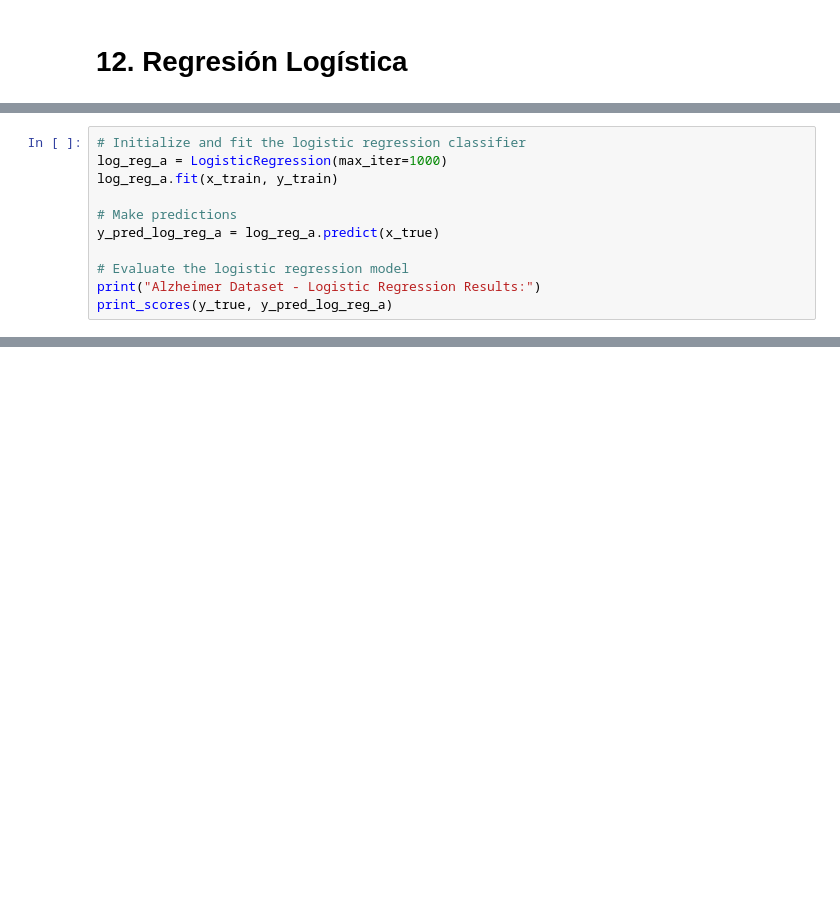
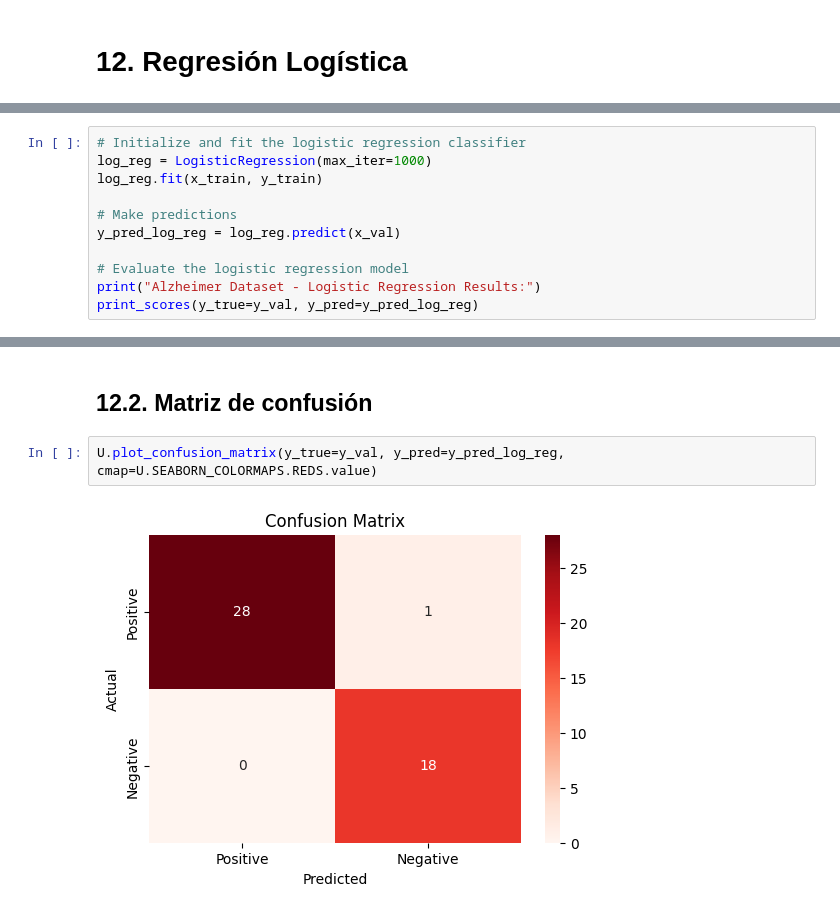
Before and after one commit to MajinLoop/IC6200_AI_P1, a Jupyter notebook: src/alzheimer.ipynb, the cells around one changed output, grey strips where cells are left out. Cells and saved outputs as stored; diff of their text form; blank space fills up the shorter version.

```diff
--- a/src/alzheimer.ipynb
+++ b/src/alzheimer.ipynb
@@ -575,13 +650,13 @@ F1 Score: 0.71
 # %%
 # Initialize and fit the logistic regression classifier
-log_reg_a = LogisticRegression(max_iter=1000)
-log_reg_a.fit(x_train, y_train)
+log_reg = LogisticRegression(max_iter=1000)
+log_reg.fit(x_train, y_train)
 
 # Make predictions
-y_pred_log_reg_a = log_reg_a.predict(x_true)
+y_pred_log_reg = log_reg.predict(x_val)
 
 # Evaluate the logistic regression model
 print("Alzheimer Dataset - Logistic Regression Results:")
-print_scores(y_true, y_pred_log_reg_a)
+print_scores(y_true=y_val, y_pred=y_pred_log_reg)
 # %% [output]
 Alzheimer Dataset - Logistic Regression Results:
@@ -607,0 +667,6 @@ F1 Score: 1.00
+# %% [markdown]
+## 12.2. Matriz de confusión
+# %%
+U.plot_confusion_matrix(y_true=y_val, y_pred=y_pred_log_reg, cmap=U.SEABORN_COLORMAPS.REDS.value)
+# %% [output]
+[figure, added]
```
Also changed, not shown: parts of 38 cells of this notebook, 1 other file.
